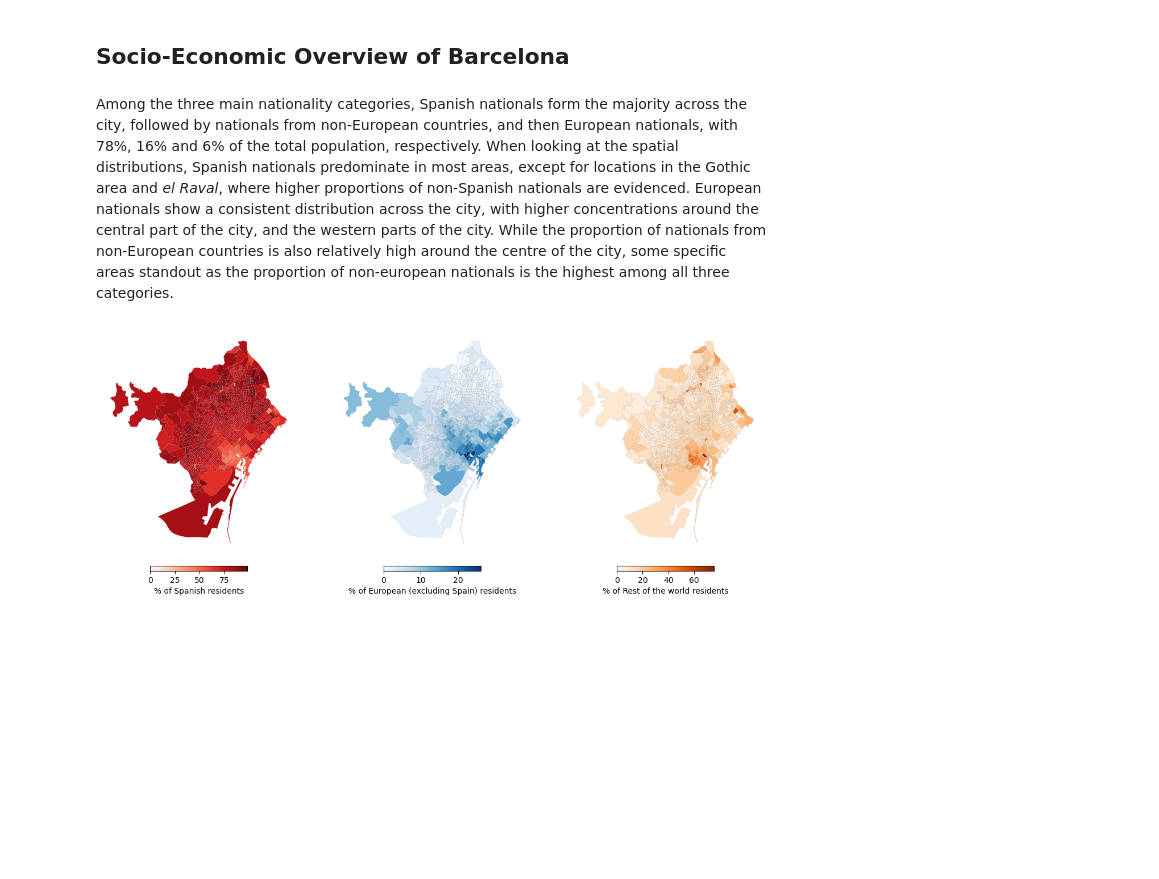
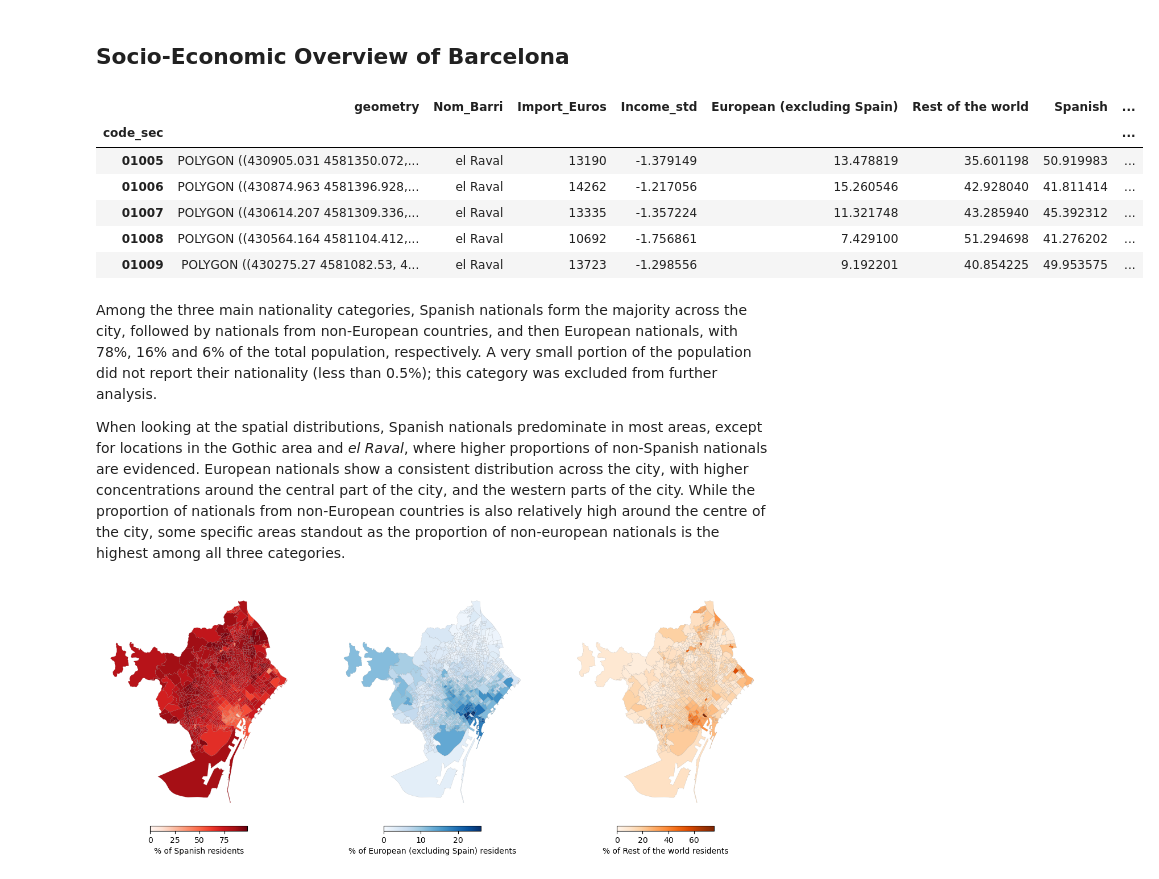
Before and after one commit to sds4sg/spatial-data-science-in-python-juanfonsecaLS1, a Jupyter notebook: 99_assignment/assignment.ipynb, the cells around one changed output. Cells and saved outputs as stored; diff of their text form; code cells hidden in the pictures; blank space fills up the shorter version.

```diff
--- a/99_assignment/assignment.ipynb
+++ b/99_assignment/assignment.ipynb
@@ -133,5 +143,17 @@ join_bcn = join_bcn.merge(agg_nationality, on="code_sec", how="left")
+# %%
+join_bcn.head()
+# %% [output]
+|  | geometry | Nom_Barri | Import_Euros | Income_std | European (excluding Spain) | Rest of the world | Spanish | ... |
+| code_sec |  |  |  |  |  |  |  | ... |
+| 01005 | POLYGON ((430905.031 4581350.072,... | el Raval | 13190 | -1.379149 | 13.478819 | 35.601198 | 50.919983 | ... |
+| 01006 | POLYGON ((430874.963 4581396.928,... | el Raval | 14262 | -1.217056 | 15.260546 | 42.928040 | 41.811414 | ... |
+| 01007 | POLYGON ((430614.207 4581309.336,... | el Raval | 13335 | -1.357224 | 11.321748 | 43.285940 | 45.392312 | ... |
+| 01008 | POLYGON ((430564.164 4581104.412,... | el Raval | 10692 | -1.756861 | 7.429100 | 51.294698 | 41.276202 | ... |
+| 01009 | POLYGON ((430275.27 4581082.53, 4... | el Raval | 13723 | -1.298556 | 9.192201 | 40.854225 | 49.953575 | ... |
 # %% [markdown]
-Among the three main nationality categories, Spanish nationals form the majority across the city, followed by nationals from non-European countries, and then European nationals, with 78%, 16% and 6% of the total population, respectively. When looking at the spatial distributions, Spanish nationals predominate in most areas, except for locations in the Gothic area and *el Raval*, where higher proportions of non-Spanish nationals are evidenced. European nationals show a consistent distribution across the city, with higher concentrations around the central part of the city, and the western parts of the city. While the proportion of nationals from non-European countries is also relatively high around the centre of the city, some specific areas standout  as the proportion of non-european nationals is the highest among all three categories.
+Among the three main nationality categories, Spanish nationals form the majority across the city, followed by nationals from non-European countries, and then European nationals, with 78%, 16% and 6% of the total population, respectively. A very small portion of the population did not report their nationality (less than 0.5%); this category was excluded from further analysis.
+
+When looking at the spatial distributions, Spanish nationals predominate in most areas, except for locations in the Gothic area and *el Raval*, where higher proportions of non-Spanish nationals are evidenced. European nationals show a consistent distribution across the city, with higher concentrations around the central part of the city, and the western parts of the city. While the proportion of nationals from non-European countries is also relatively high around the centre of the city, some specific areas standout  as the proportion of non-european nationals is the highest among all three categories.
 # %%
 # creating a correspondence for colour maps
 cmap_dict = {
```
Also changed, not shown: parts of 17 cells of this notebook.
